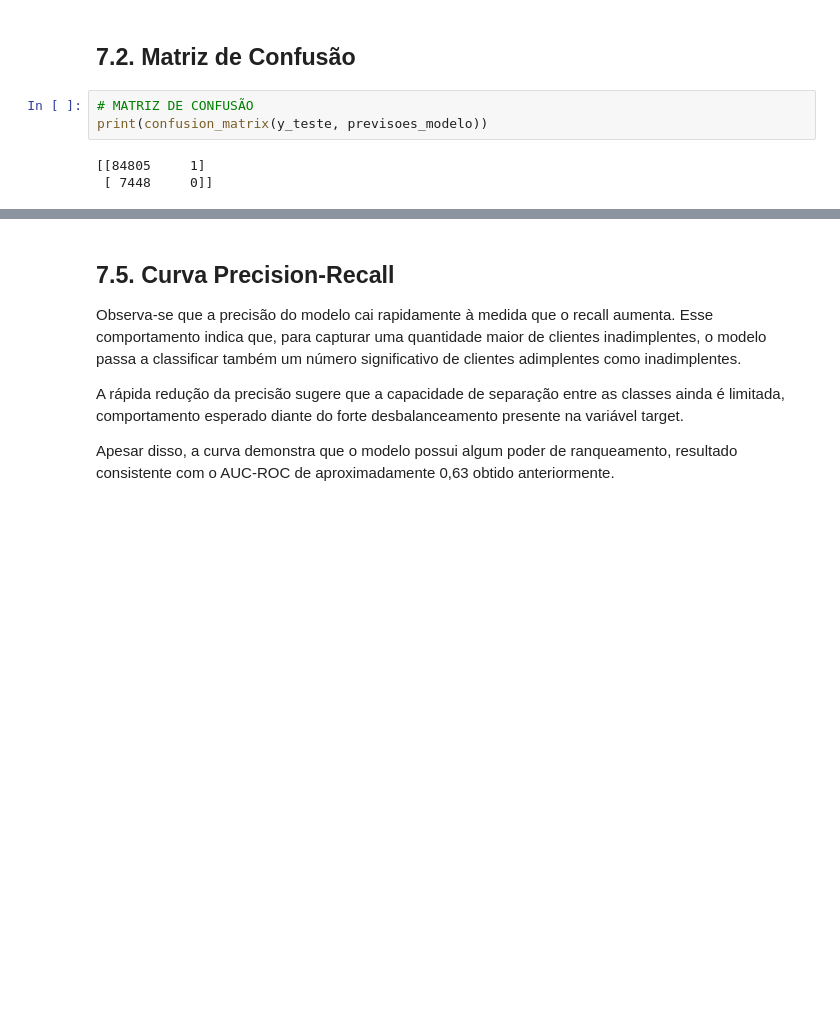
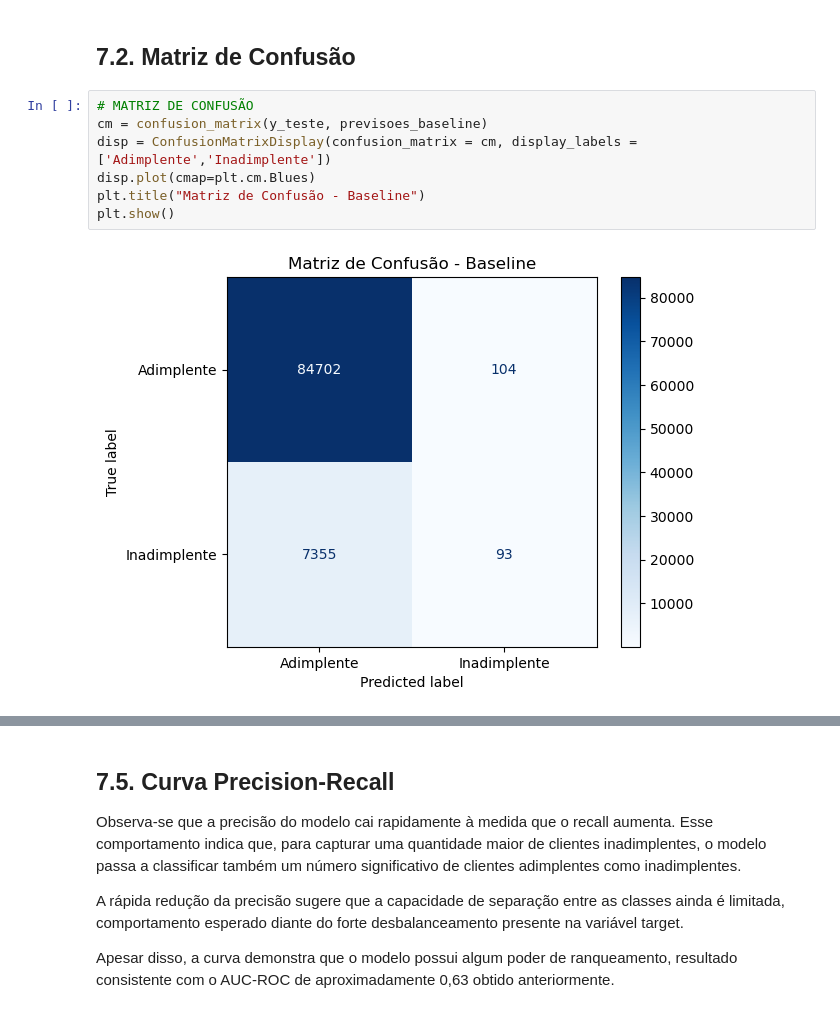
Before and after one commit to Rd-Brito13/Credit-Risk, a Jupyter notebook: notebook/03_modelo_baseline.ipynb, the cells around one changed output, grey strips where cells are left out. Drawn from its saved outputs; the diff is of its cells as text; blank space fills up the shorter version.

```diff
--- a/notebook/03_modelo_baseline.ipynb
+++ b/notebook/03_modelo_baseline.ipynb
@@ -154,7 +250,10 @@ weighted avg       0.85      0.92      0.88     92254
 ## 7.2. Matriz de Confusão
 # %%
 # MATRIZ DE CONFUSÃO
-print(confusion_matrix(y_teste, previsoes_modelo))
+cm = confusion_matrix(y_teste, previsoes_baseline)
+disp = ConfusionMatrixDisplay(confusion_matrix = cm, display_labels = ['Adimplente','Inadimplente'])
+disp.plot(cmap=plt.cm.Blues)
+plt.title("Matriz de Confusão - Baseline")
+plt.show()
 # %% [output]
-[[84805     1]
- [ 7448     0]]
+[figure, added]
```
Also changed, not shown: parts of 33 cells of this notebook, 3 other files.
